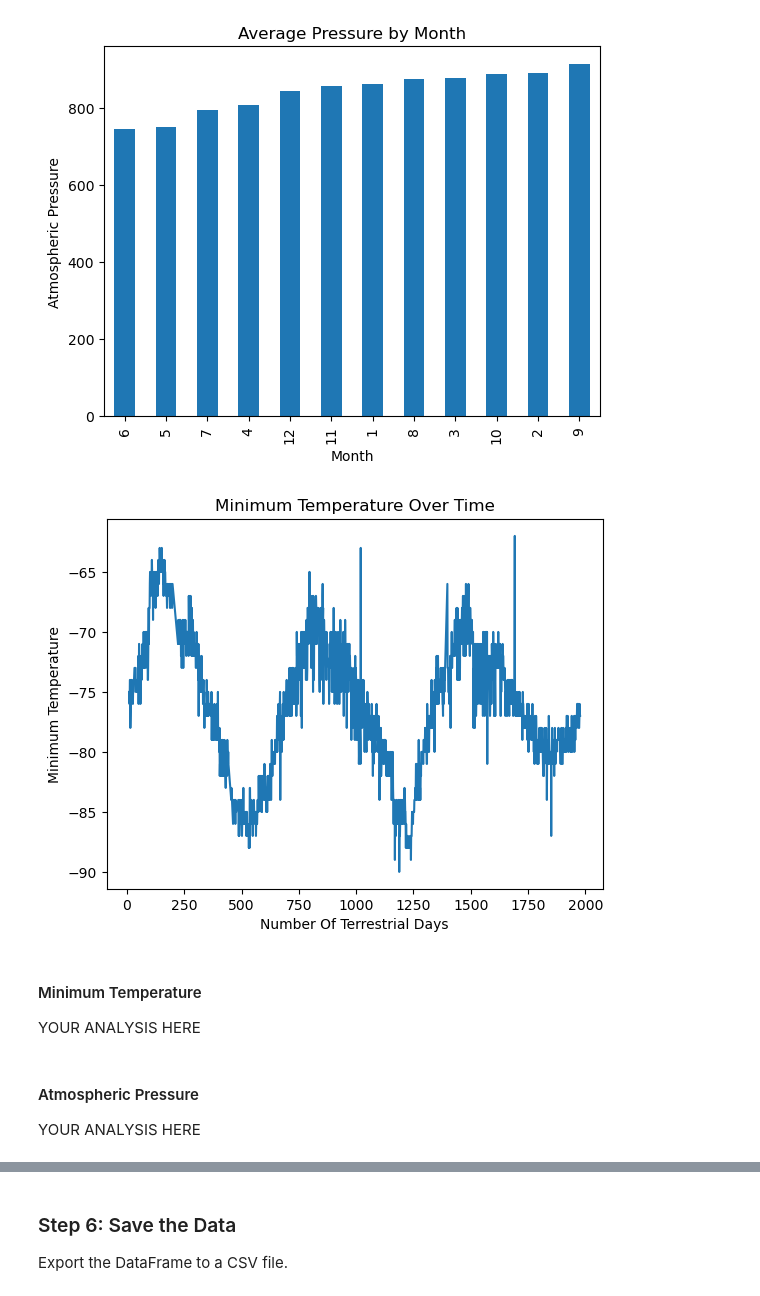
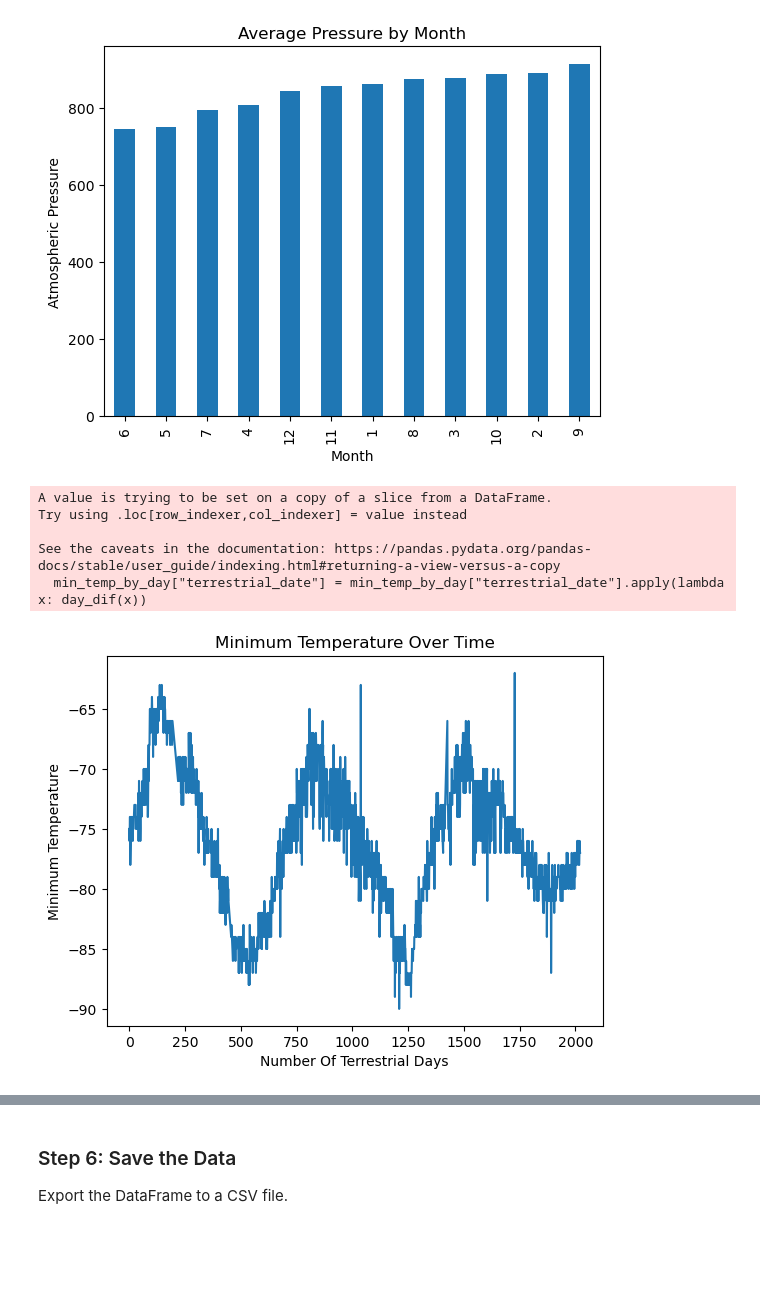
Before and after one commit to NSogaard/webscraping-challenge, a Jupyter notebook: challenge-notebooks/part_2_mars_weather.ipynb, the cells around one changed output, grey strips where cells are left out. Drawn from its saved outputs; the diff is of its cells as text; code cells hidden in the pictures; blank space fills up the shorter version.

```diff
--- a/challenge-notebooks/part_2_mars_weather.ipynb
+++ b/challenge-notebooks/part_2_mars_weather.ipynb
@@ -296,31 +296,40 @@ generate_bar_graph(
 # %%
 # 5. How many terrestrial (Earth) days are there in a Martian year?
 # Visually estimate the result by plotting the daily minimum temperature of each observation in the data set.
-# Getting just the sol and min_temp values from the data set so that we can plot them on a line graph
-min_temp_by_day = mars_weath_df[["sol", "min_temp"]]
+# Getting the terrestrial_date and min_temp data from the larger data set to analyze
+min_temp_by_day = mars_weath_df[["terrestrial_date", "min_temp"]]
+# Finding the first terrestrial day recorded. We use this value to calculate the number of terrestrial days
+# that have passed since the first day for every row in the data set (i.e. finding the elapsed number of
+# terrestrial days).
+first_day = min_temp_by_day["terrestrial_date"].min()
 
-# Plotting the 'min_temp_by_day' data  with the 'sol' values on the x axis and the 'min_temp' data on the y axis
+# A function to pass into a df.apply() function to find the elapsed number of days between the current row's
+# terrestrial date and the first terrestrial date recorded
+def day_dif(ter_date):
+    return (ter_date - first_day).days
+
+# Applying the day_dif() function to the 'terrestrial_date' column of the data frame
+min_temp_by_day["terrestrial_date"] = min_temp_by_day["terrestrial_date"].apply(lambda x: day_dif(x))
+
+# Plotting the 'min_temp_by_day' data with the 'terrestrial_date' values on the x axis and the 'min_temp' data on the y axis
 min_temp_by_day.plot(
     kind="line",
     legend = False,
-    x = "sol",
+    x = "terrestrial_date",
     y = "min_temp"
 )
 
 # Setting the title, x-axis label, and y-axis label
 plt.title("Minimum Temperature Over Time")
 plt.xlabel("Number Of Terrestrial Days")
 plt.ylabel("Minimum Temperature")
 
 # Displaying the plot
 plt.show()
 # %% [output]
+A value is trying to be set on a copy of a slice from a DataFrame.
+Try using .loc[row_indexer,col_indexer] = value instead
+
+See the caveats in the documentation: https://pandas.pydata.org/pandas-docs/stable/user_guide/indexing.html#returning-a-view-versus-a-copy
+  min_temp_by_day["terrestrial_date"] = min_temp_by_day["terrestrial_date"].apply(lambda x: day_dif(x))
-[figure, old version]
+[figure, new version]
-# %% [markdown]
-#### Minimum Temperature
-
-YOUR ANALYSIS HERE
-# %% [markdown]
-#### Atmospheric Pressure
-
-YOUR ANALYSIS HERE
```
Also changed, not shown: parts of 6 cells of this notebook, 1 other file.
